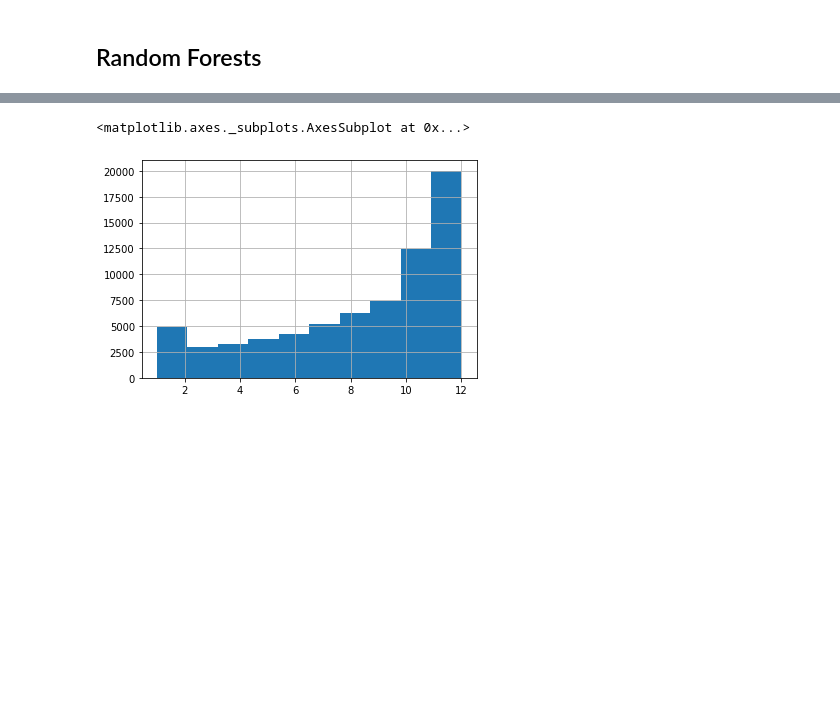
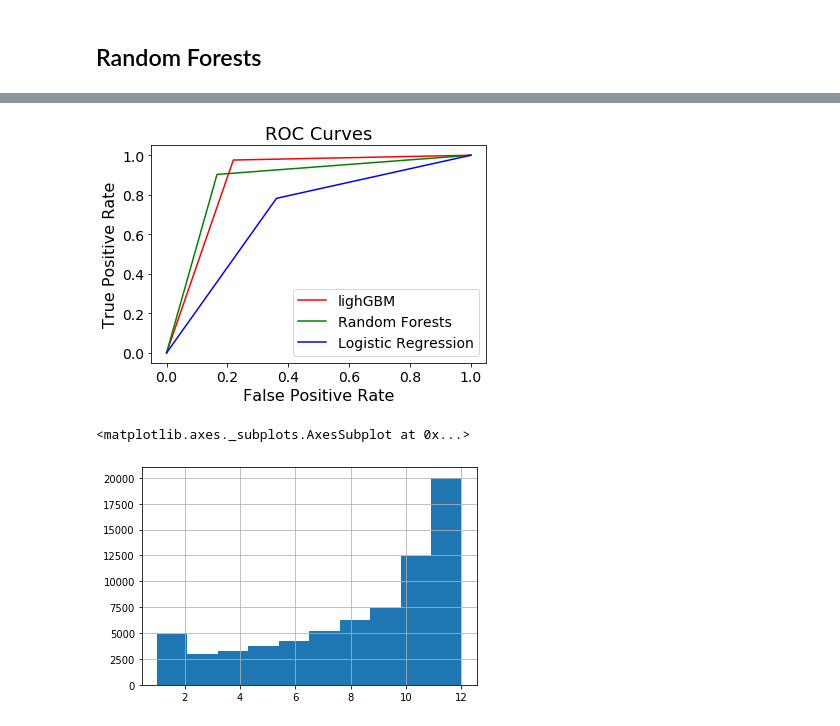
Before and after one commit to geraldgong/Yelp_challenge, a Jupyter notebook: models.ipynb, the cells around one changed output, grey strips where cells are left out. Cells and saved outputs as stored; diff of their text form; code cells hidden in the pictures; blank space fills up the shorter version.

```diff
--- a/models.ipynb
+++ b/models.ipynb
@@ -276,3 +300,18 @@ weighted avg       0.91      0.90      0.88     27667
+# %%
+fig, ax = plt.subplots(figsize=(6,4))
+ax.plot(fp_lgb, tp_lgb, label='lighGBM', c='r')
+ax.plot(fp_rf, tp_rf, label='Random Forests', c='g')
+ax.plot(fp_lr, tp_lr, label='Logistic Regression', c='b')
+
+plt.xlabel('False Positive Rate', fontsize =16)
+plt.ylabel('True Positive Rate', fontsize =16)
+plt.title('ROC Curves', fontsize =18)
+ax.tick_params(axis='both', which='major', labelsize=14)
+ax.legend(shadow=None, fontsize=14)
+plt.savefig('./report/roc.png', bbox_inches='tight', dpi=300)
+plt.show()
+# %% [output]
+[figure, added]
 # %%
 data_open['checkin_latest_month'].hist()
 # %% [output]
```
Also changed, not shown: parts of 4 cells of this notebook, 16 other files.
